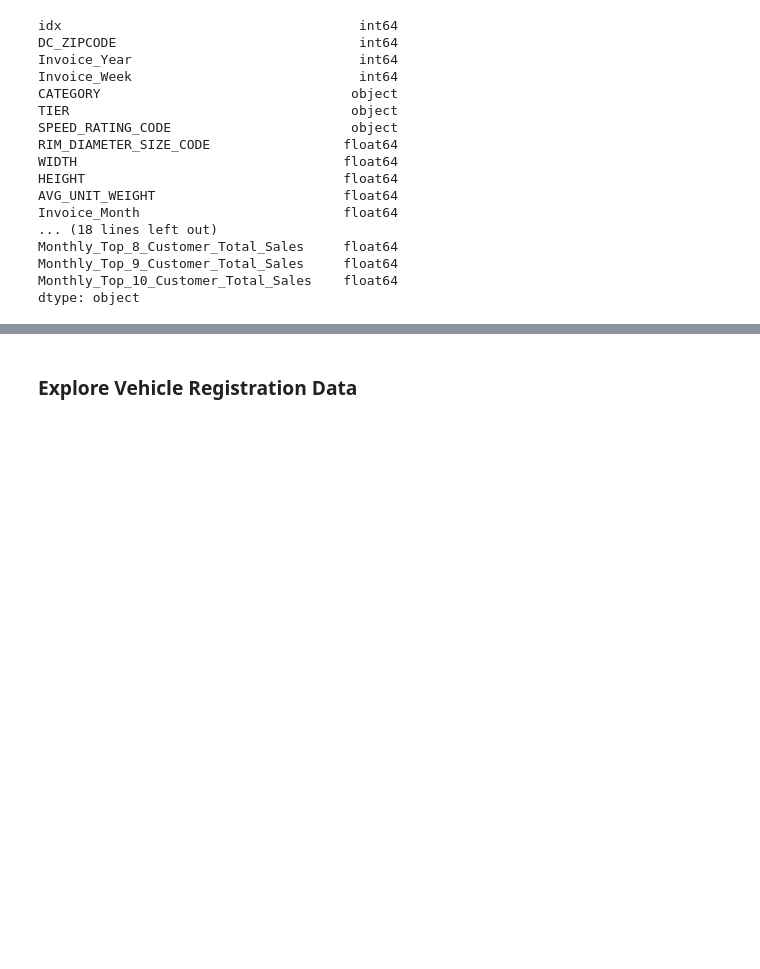
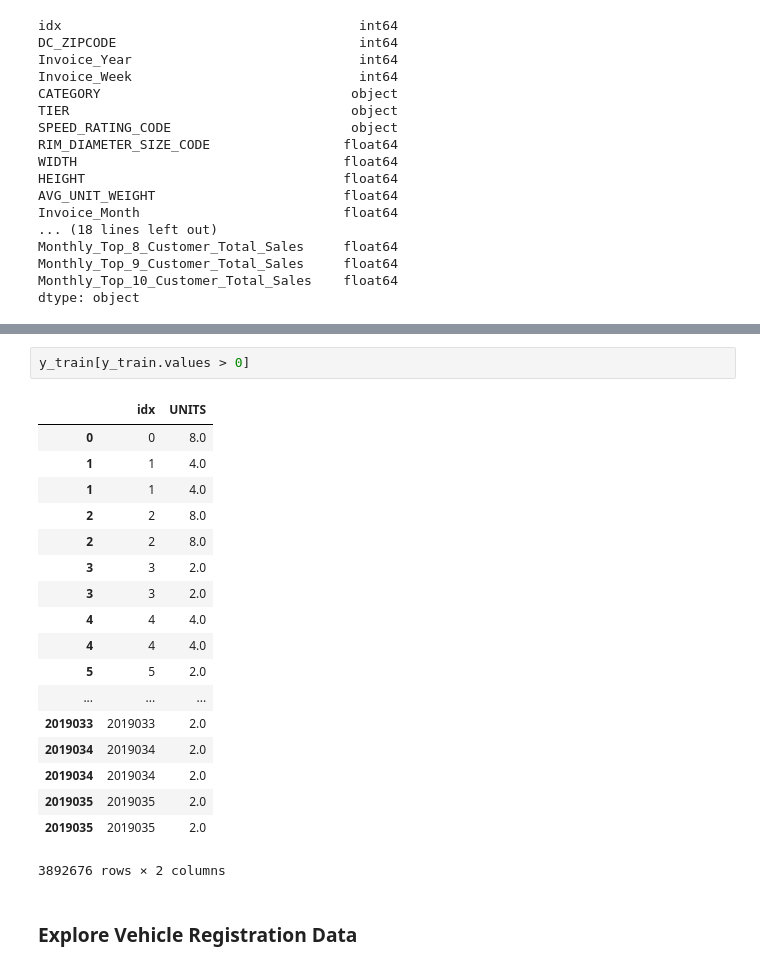
Before and after one commit to thejosephallen/rtw19-hacks, a Jupyter notebook: hackathon-packet/rtw_data_exploration.ipynb, the cells around one changed output, grey strips where cells are left out. Saved outputs shown, nothing was run; the diff lists cells and outputs as text; blank space fills up the shorter version.

```diff
--- a/hackathon-packet/rtw_data_exploration.ipynb
+++ b/hackathon-packet/rtw_data_exploration.ipynb
@@ -100,3 +116,24 @@ X_train.groupby(['CATEGORY','TIER','SPEED_RATING_CODE','RIM_DIAMETER_SIZE_CODE']
+# %%
+y_train[y_train.values > 0]
+# %% [output]
+|  | idx | UNITS |
+| 0 | 0 | 8.0 |
+| 1 | 1 | 4.0 |
+| 1 | 1 | 4.0 |
+| 2 | 2 | 8.0 |
+| 2 | 2 | 8.0 |
+| 3 | 3 | 2.0 |
+| 3 | 3 | 2.0 |
+| 4 | 4 | 4.0 |
+| 4 | 4 | 4.0 |
+| 5 | 5 | 2.0 |
+| ... | ... | ... |
+| 2019033 | 2019033 | 2.0 |
+| 2019034 | 2019034 | 2.0 |
+| 2019034 | 2019034 | 2.0 |
+| 2019035 | 2019035 | 2.0 |
+| 2019035 | 2019035 | 2.0 |
+3892676 rows × 2 columns
 # %% [markdown]
 ### Explore Vehicle Registration Data
 # %%
```
Also changed, not shown: parts of 7 cells of this notebook.
